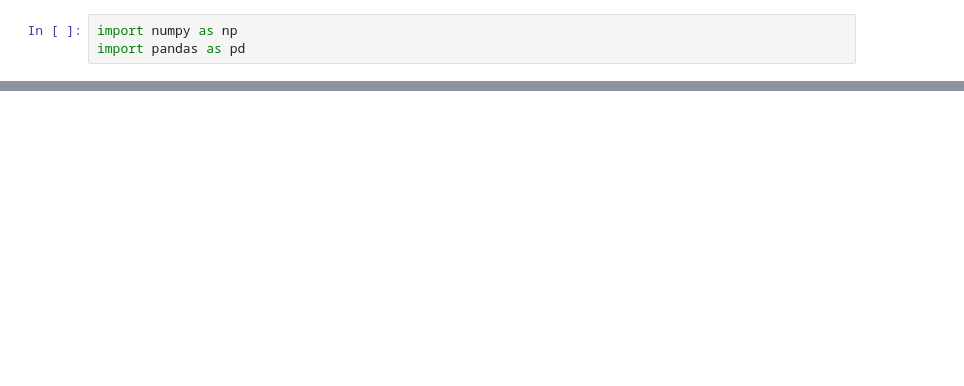
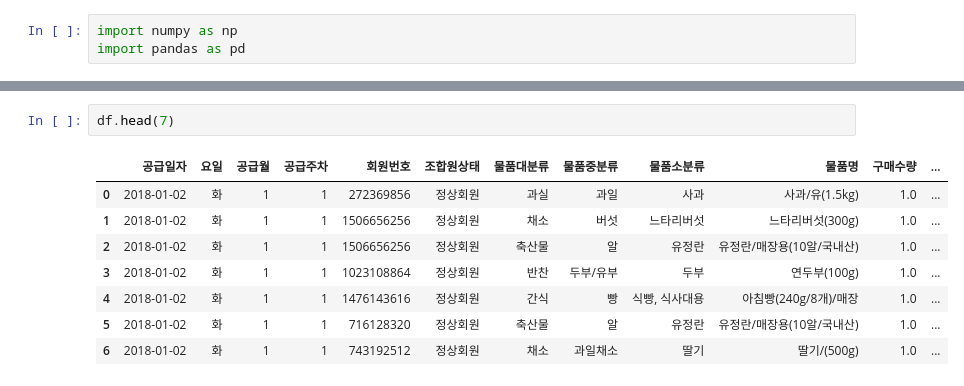
Before and after one commit to sener7106/TIL, a Jupyter notebook: Code/Recap_DataA.ipynb, the cells around one changed output, grey strips where cells are left out. Drawn from its saved outputs; the diff is of its cells as text; blank space fills up the shorter version.

```diff
--- a/Code/Recap_DataA.ipynb
+++ b/Code/Recap_DataA.ipynb
@@ -28,0 +99,11 @@ df.describe()
+# %%
+df.head(7)
+# %% [output]
+|  | 공급일자 | 요일 | 공급월 | 공급주차 | 회원번호 | 조합원상태 | 물품대분류 | 물품중분류 | 물품소분류 | 물품명 | 구매수량 | ... |
+| 0 | 2018-01-02 | 화 | 1 | 1 | 272369856 | 정상회원 | 과실 | 과일 | 사과 | 사과/유(1.5kg) | 1.0 | ... |
+| 1 | 2018-01-02 | 화 | 1 | 1 | 1506656256 | 정상회원 | 채소 | 버섯 | 느타리버섯 | 느타리버섯(300g) | 1.0 | ... |
+| 2 | 2018-01-02 | 화 | 1 | 1 | 1506656256 | 정상회원 | 축산물 | 알 | 유정란 | 유정란/매장용(10알/국내산) | 1.0 | ... |
+| 3 | 2018-01-02 | 화 | 1 | 1 | 1023108864 | 정상회원 | 반찬 | 두부/유부 | 두부 | 연두부(100g) | 1.0 | ... |
+| 4 | 2018-01-02 | 화 | 1 | 1 | 1476143616 | 정상회원 | 간식 | 빵 | 식빵, 식사대용 | 아침빵(240g/8개)/매장 | 1.0 | ... |
+| 5 | 2018-01-02 | 화 | 1 | 1 | 716128320 | 정상회원 | 축산물 | 알 | 유정란 | 유정란/매장용(10알/국내산) | 1.0 | ... |
+| 6 | 2018-01-02 | 화 | 1 | 1 | 743192512 | 정상회원 | 채소 | 과일채소 | 딸기 | 딸기/(500g) | 1.0 | ... |
```
Also changed, not shown: parts of 43 cells of this notebook, 3 other files.
